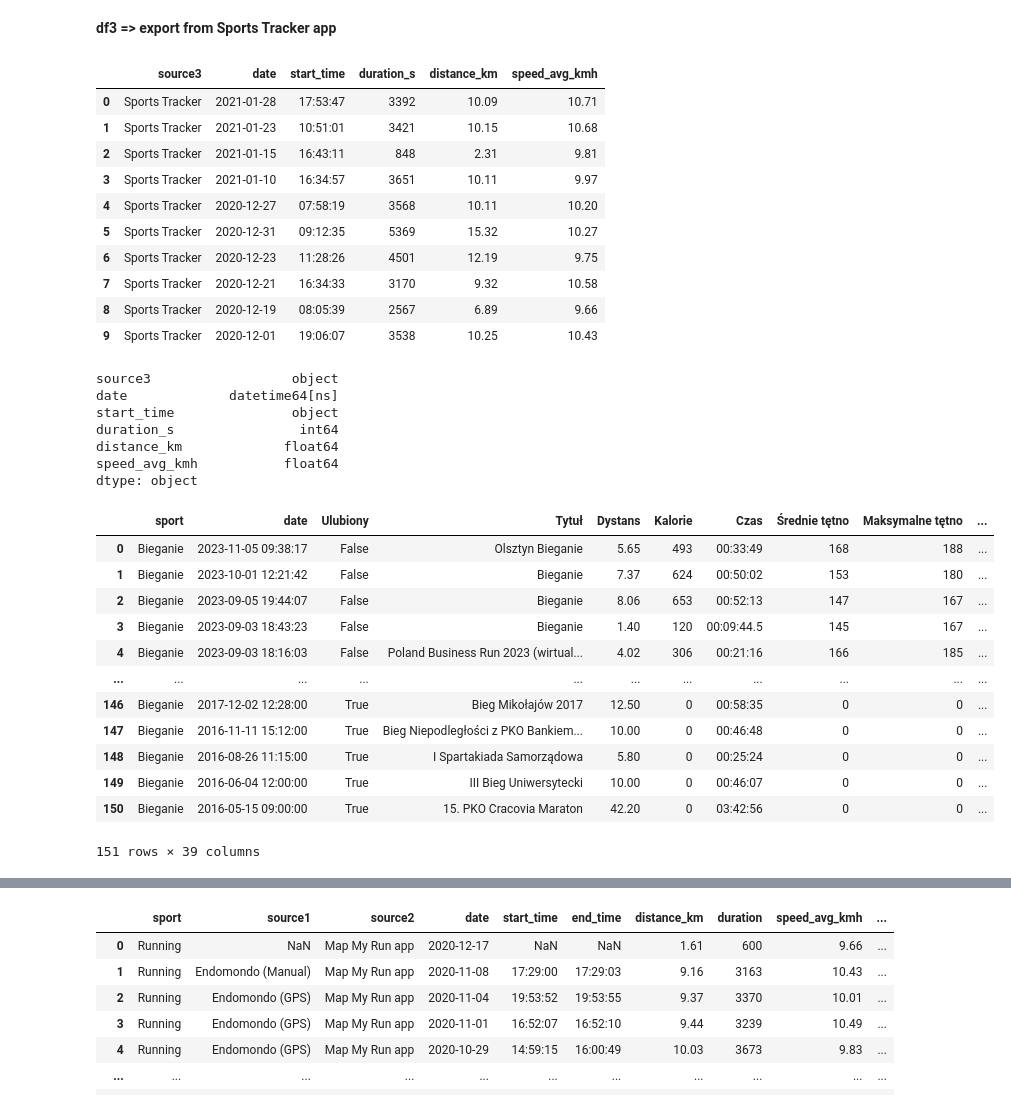
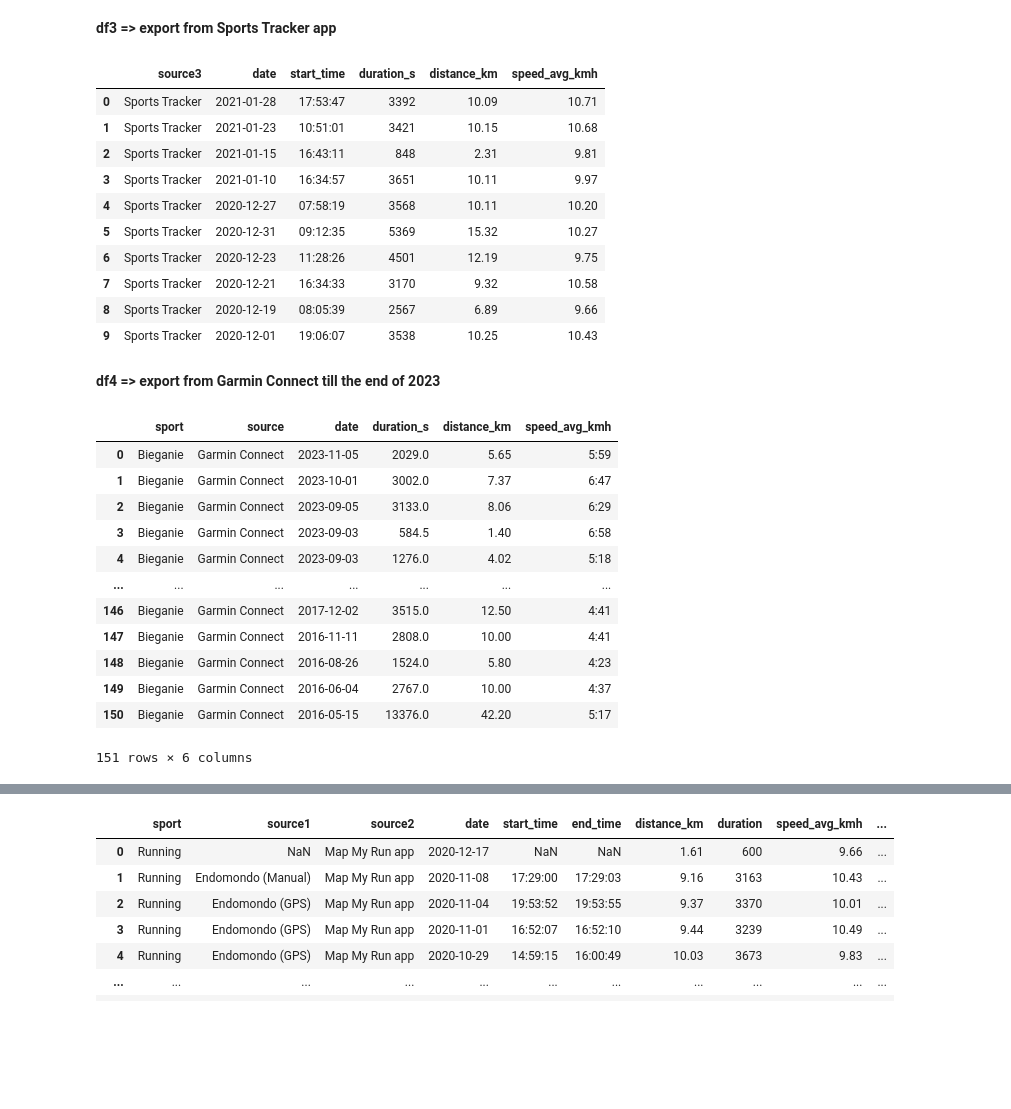
Before and after one commit to slazur83/Tableau, a Jupyter notebook: Workouts.ipynb, the cells around one changed output, grey strips where cells are left out. Cells and saved outputs as stored; diff of their text form; code cells hidden in the pictures; blank space fills up the shorter version.

```diff
--- a/Workouts.ipynb
+++ b/Workouts.ipynb
@@ -170,7 +148,6 @@ df3 = pd.DataFrame(gpx_data_list)
 df3['date'] = pd.to_datetime(df3['date'])
 
 display(df3)
-print(df3.dtypes)
 # %% [output]
 |  | source3 | date | start_time | duration_s | distance_km | speed_avg_kmh |
 | 0 | Sports Tracker | 2021-01-28 | 17:53:47 | 3392 | 10.09 | 10.71 |
@@ -183,29 +160,33 @@ print(df3.dtypes)
 | 7 | Sports Tracker | 2020-12-21 | 16:34:33 | 3170 | 9.32 | 10.58 |
 | 8 | Sports Tracker | 2020-12-19 | 08:05:39 | 2567 | 6.89 | 9.66 |
 | 9 | Sports Tracker | 2020-12-01 | 19:06:07 | 3538 | 10.25 | 10.43 |
-source3                  object
-date             datetime64[ns]
-start_time               object
-duration_s                int64
-distance_km             float64
-speed_avg_kmh           float64
-dtype: object
+# %% [markdown]
+**df4 => export from Garmin Connect till the end of 2023**
 # %%
-df = pd.read_csv(workouts_folder_path4, skip_blank_lines=False)
-df4 = df
-df4.rename(columns={'Typ aktywności': 'sport', "Data": 'date'}, inplace=True)
+df4 = pd.read_csv(workouts_folder_path4, skip_blank_lines=False)
+df4['source'] = 'Garmin Connect'
+df4['Czas'] = pd.to_timedelta(df4['Czas']).dt.total_seconds()
+
+df4['Data'] = pd.to_datetime(df4['Data'])
+
+df4['Data'] = df4['Data'].dt.date
+
+
+df4.rename(columns={'Typ aktywności': 'sport', "Data": 'date', "Czas": "duration_s", "Dystans": "distance_km", "Średnie tempo": "speed_avg_kmh"}, inplace=True)
+
+df4 = df4[['sport', 'source', 'date', 'duration_s', 'distance_km', 'speed_avg_kmh']]
 display(df4)
 # %% [output]
-|  | sport | date | Ulubiony | Tytuł | Dystans | Kalorie | Czas | Średnie tętno | Maksymalne tętno | ... |
-| 0 | Bieganie | 2023-11-05 09:38:17 | False | Olsztyn Bieganie | 5.65 | 493 | 00:33:49 | 168 | 188 | ... |
-| 1 | Bieganie | 2023-10-01 12:21:42 | False | Bieganie | 7.37 | 624 | 00:50:02 | 153 | 180 | ... |
-| 2 | Bieganie | 2023-09-05 19:44:07 | False | Bieganie | 8.06 | 653 | 00:52:13 | 147 | 167 | ... |
-| 3 | Bieganie | 2023-09-03 18:43:23 | False | Bieganie | 1.40 | 120 | 00:09:44.5 | 145 | 167 | ... |
-| 4 | Bieganie | 2023-09-03 18:16:03 | False | Poland Business Run 2023 (wirtual... | 4.02 | 306 | 00:21:16 | 166 | 185 | ... |
-| ... | ... | ... | ... | ... | ... | ... | ... | ... | ... | ... |
-| 146 | Bieganie | 2017-12-02 12:28:00 | True | Bieg Mikołajów 2017 | 12.50 | 0 | 00:58:35 | 0 | 0 | ... |
-| 147 | Bieganie | 2016-11-11 15:12:00 | True | Bieg Niepodległości z PKO Bankiem... | 10.00 | 0 | 00:46:48 | 0 | 0 | ... |
-| 148 | Bieganie | 2016-08-26 11:15:00 | True | I Spartakiada Samorządowa | 5.80 | 0 | 00:25:24 | 0 | 0 | ... |
-| 149 | Bieganie | 2016-06-04 12:00:00 | True | III Bieg Uniwersytecki | 10.00 | 0 | 00:46:07 | 0 | 0 | ... |
-| 150 | Bieganie | 2016-05-15 09:00:00 | True | 15. PKO Cracovia Maraton | 42.20 | 0 | 03:42:56 | 0 | 0 | ... |
+|  | sport | source | date | duration_s | distance_km | speed_avg_kmh |
+| 0 | Bieganie | Garmin Connect | 2023-11-05 | 2029.0 | 5.65 | 5:59 |
+| 1 | Bieganie | Garmin Connect | 2023-10-01 | 3002.0 | 7.37 | 6:47 |
+| 2 | Bieganie | Garmin Connect | 2023-09-05 | 3133.0 | 8.06 | 6:29 |
+| 3 | Bieganie | Garmin Connect | 2023-09-03 | 584.5 | 1.40 | 6:58 |
+| 4 | Bieganie | Garmin Connect | 2023-09-03 | 1276.0 | 4.02 | 5:18 |
+| ... | ... | ... | ... | ... | ... | ... |
+| 146 | Bieganie | Garmin Connect | 2017-12-02 | 3515.0 | 12.50 | 4:41 |
+| 147 | Bieganie | Garmin Connect | 2016-11-11 | 2808.0 | 10.00 | 4:41 |
+| 148 | Bieganie | Garmin Connect | 2016-08-26 | 1524.0 | 5.80 | 4:23 |
+| 149 | Bieganie | Garmin Connect | 2016-06-04 | 2767.0 | 10.00 | 4:37 |
+| 150 | Bieganie | Garmin Connect | 2016-05-15 | 13376.0 | 42.20 | 5:17 |
-151 rows × 39 columns
+151 rows × 6 columns
```
Also changed, not shown: parts of 7 cells of this notebook.
